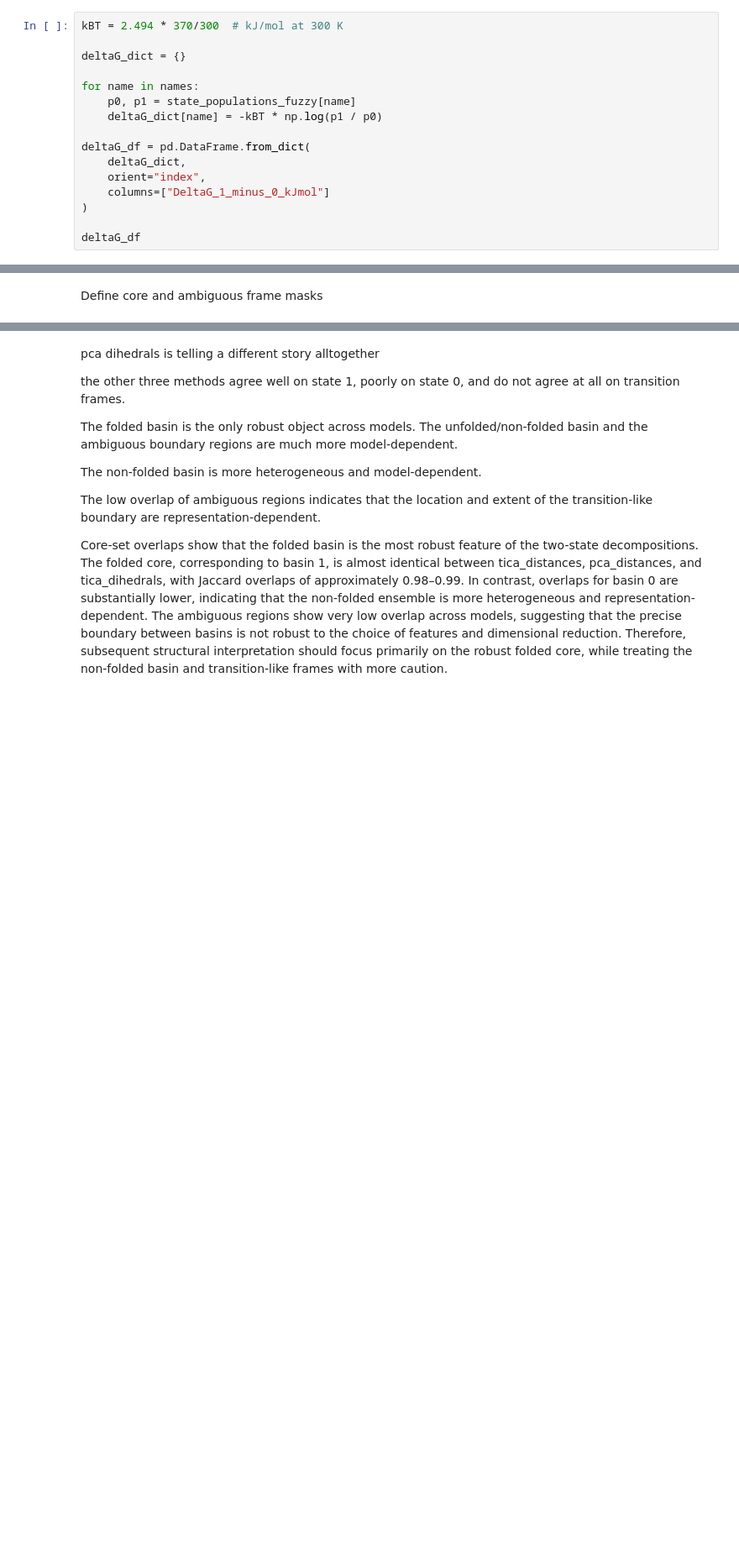
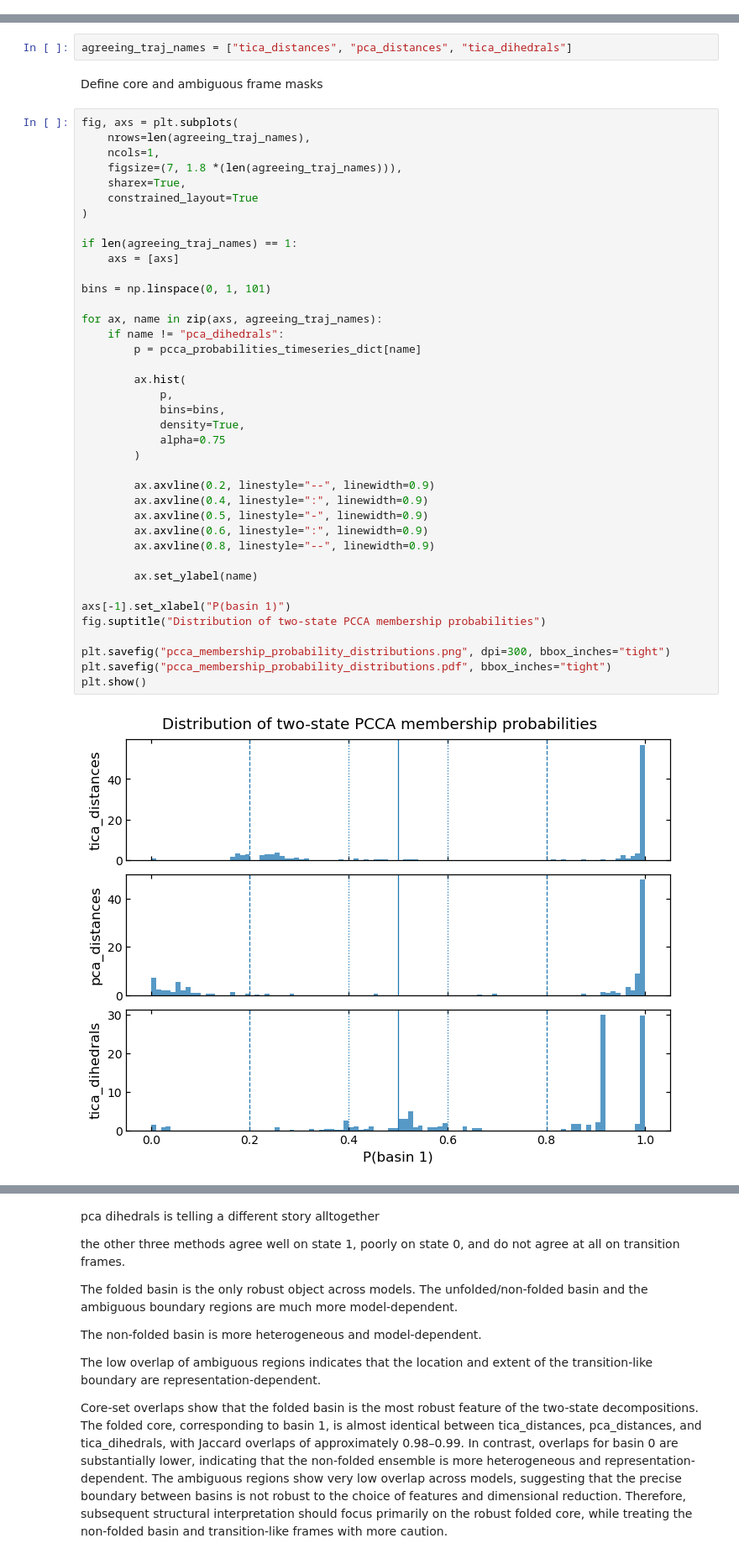
Before and after one commit to miriamzara/MSM, a Jupyter notebook: root/notebooks/step_4_NEW_analysis.ipynb, the cells around one changed output, grey strips where cells are left out. Shown at 84% size. Cells and saved outputs as stored; diff of their text form; blank space fills up the shorter version.

```diff
--- a/root/notebooks/step_4_NEW_analysis.ipynb
+++ b/root/notebooks/step_4_NEW_analysis.ipynb
@@ -574,16 +720,0 @@ Relative free energy differences
-# %%
-kBT = 2.494 * 370/300  # kJ/mol at 300 K
-
-deltaG_dict = {}
-
-for name in names:
-    p0, p1 = state_populations_fuzzy[name]
-    deltaG_dict[name] = -kBT * np.log(p1 / p0)
-
-deltaG_df = pd.DataFrame.from_dict(
-    deltaG_dict,
-    orient="index",
-    columns=["DeltaG_1_minus_0_kJmol"]
-)
-
-deltaG_df
@@ -596,5 +723,48 @@ deltaG_df
+# %%
+agreeing_traj_names = ["tica_distances", "pca_distances", "tica_dihedrals"]
 # %% [markdown]
 Define core and ambiguous frame masks
+# %%
+fig, axs = plt.subplots(
+    nrows=len(agreeing_traj_names),
+    ncols=1,
+    figsize=(7, 1.8 *(len(agreeing_traj_names))),
+    sharex=True,
+    constrained_layout=True
+)
+
+if len(agreeing_traj_names) == 1:
+    axs = [axs]
+
+bins = np.linspace(0, 1, 101)
+
+for ax, name in zip(axs, agreeing_traj_names):
+    if name != "pca_dihedrals":
+        p = pcca_probabilities_timeseries_dict[name]
+
+        ax.hist(
+            p,
+            bins=bins,
+            density=True,
+            alpha=0.75
+        )
+
+        ax.axvline(0.2, linestyle="--", linewidth=0.9)
+        ax.axvline(0.4, linestyle=":", linewidth=0.9)
+        ax.axvline(0.5, linestyle="-", linewidth=0.9)
+        ax.axvline(0.6, linestyle=":", linewidth=0.9)
+        ax.axvline(0.8, linestyle="--", linewidth=0.9)
+
+        ax.set_ylabel(name)
+
+axs[-1].set_xlabel("P(basin 1)")
+fig.suptitle("Distribution of two-state PCCA membership probabilities")
+
+plt.savefig("pcca_membership_probability_distributions.png", dpi=300, bbox_inches="tight")
+plt.savefig("pcca_membership_probability_distributions.pdf", bbox_inches="tight")
+plt.show()
+# %% [output]
+[figure, added]
 # %%
 region_masks_dict = {}
 
```
Also changed, not shown: parts of 18 cells of this notebook, 9 other files.
